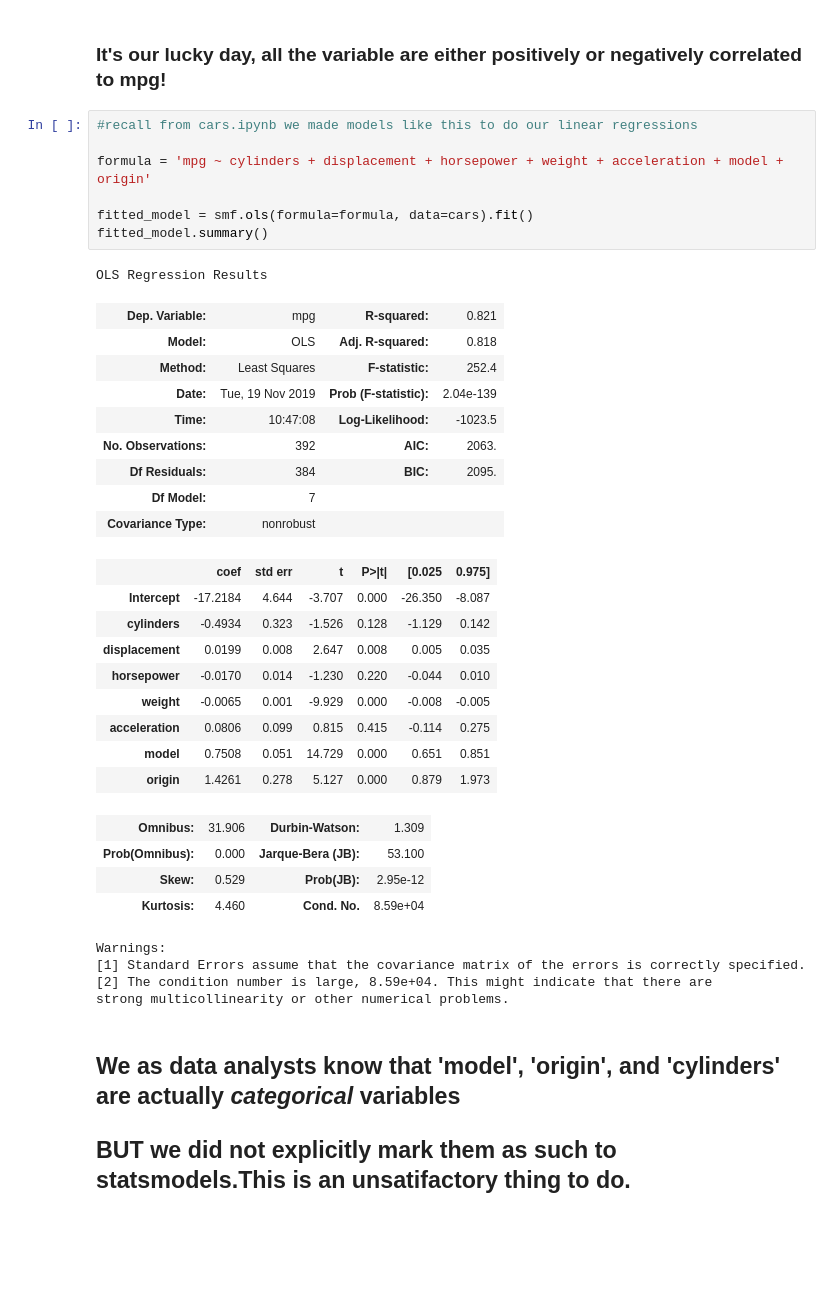
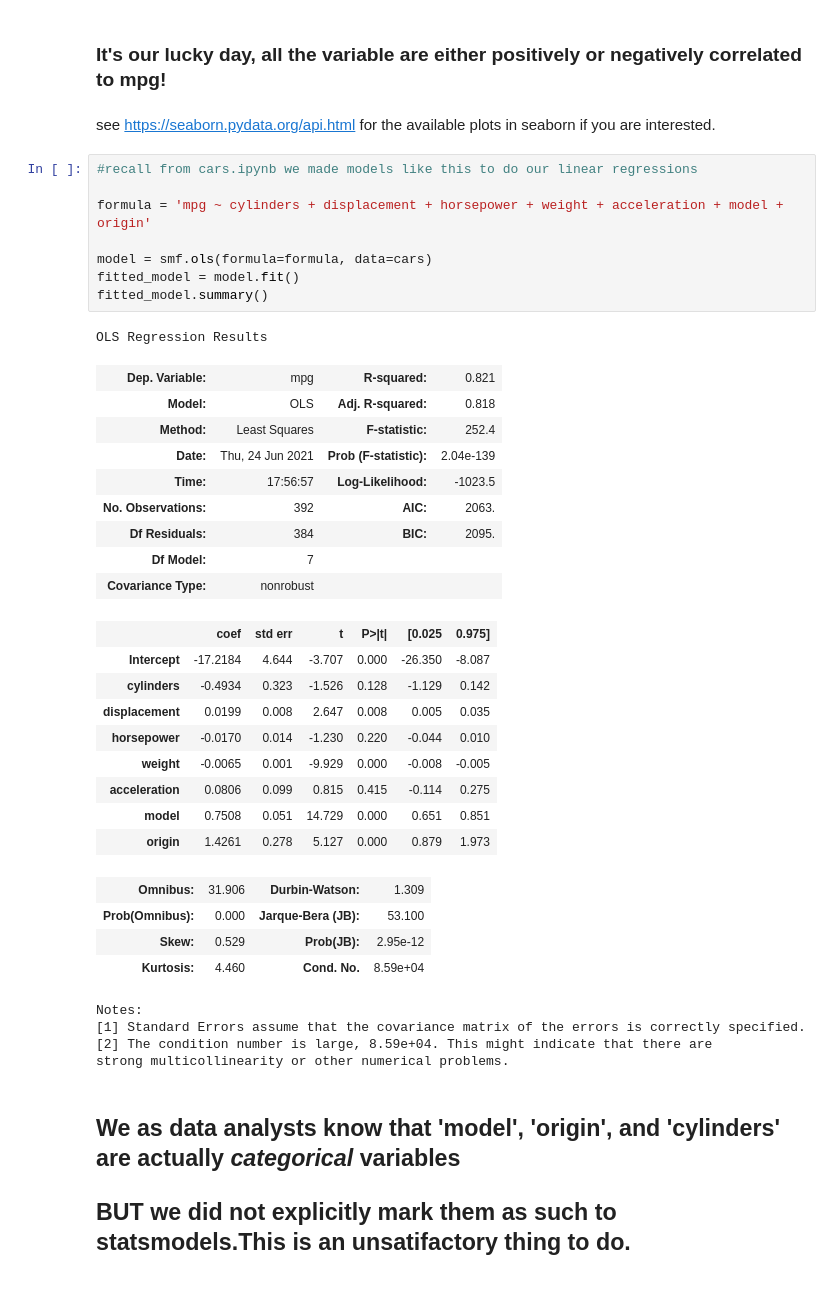
Before and after one commit to Carlene/INTRO-TO-DATA-ANALYSIS, a Jupyter notebook: cars2.ipynb, the cells around one changed output. Drawn from its saved outputs; the diff is of its cells as text; blank space fills up the shorter version.

Commit message:
housekeeping on model definitions in cars2

```diff
--- a/cars2.ipynb
+++ b/cars2.ipynb
@@ -110,20 +110,23 @@ sns.pairplot(
 [figure]
 # %% [markdown]
 ### It's our lucky day, all the variable are either positively or negatively correlated to mpg!
+# %% [markdown]
+see https://seaborn.pydata.org/api.html for the available plots in seaborn if you are interested.
 # %%
 #recall from cars.ipynb we made models like this to do our linear regressions
 
 formula = 'mpg ~ cylinders + displacement + horsepower + weight + acceleration + model + origin'
 
-fitted_model = smf.ols(formula=formula, data=cars).fit()
+model = smf.ols(formula=formula, data=cars)
+fitted_model = model.fit()
 fitted_model.summary()
 # %% [output]
 OLS Regression Results
 | Dep. Variable: | mpg | R-squared: | 0.821 |
 | Model: | OLS | Adj. R-squared: | 0.818 |
 | Method: | Least Squares | F-statistic: | 252.4 |
-| Date: | Tue, 19 Nov 2019 | Prob (F-statistic): | 2.04e-139 |
-| Time: | 10:47:08 | Log-Likelihood: | -1023.5 |
+| Date: | Thu, 24 Jun 2021 | Prob (F-statistic): | 2.04e-139 |
+| Time: | 17:56:57 | Log-Likelihood: | -1023.5 |
 | No. Observations: | 392 | AIC: | 2063. |
 | Df Residuals: | 384 | BIC: | 2095. |
 | Df Model: | 7 |  |  |
@@ -141,7 +144,7 @@ OLS Regression Results
 | Prob(Omnibus): | 0.000 | Jarque-Bera (JB): | 53.100 |
 | Skew: | 0.529 | Prob(JB): | 2.95e-12 |
 | Kurtosis: | 4.460 | Cond. No. | 8.59e+04 |
-Warnings:
+Notes:
 [1] Standard Errors assume that the covariance matrix of the errors is correctly specified.
 [2] The condition number is large, 8.59e+04. This might indicate that there are
 strong multicollinearity or other numerical problems.
```
Also changed, not shown: parts of 7 cells of this notebook.
